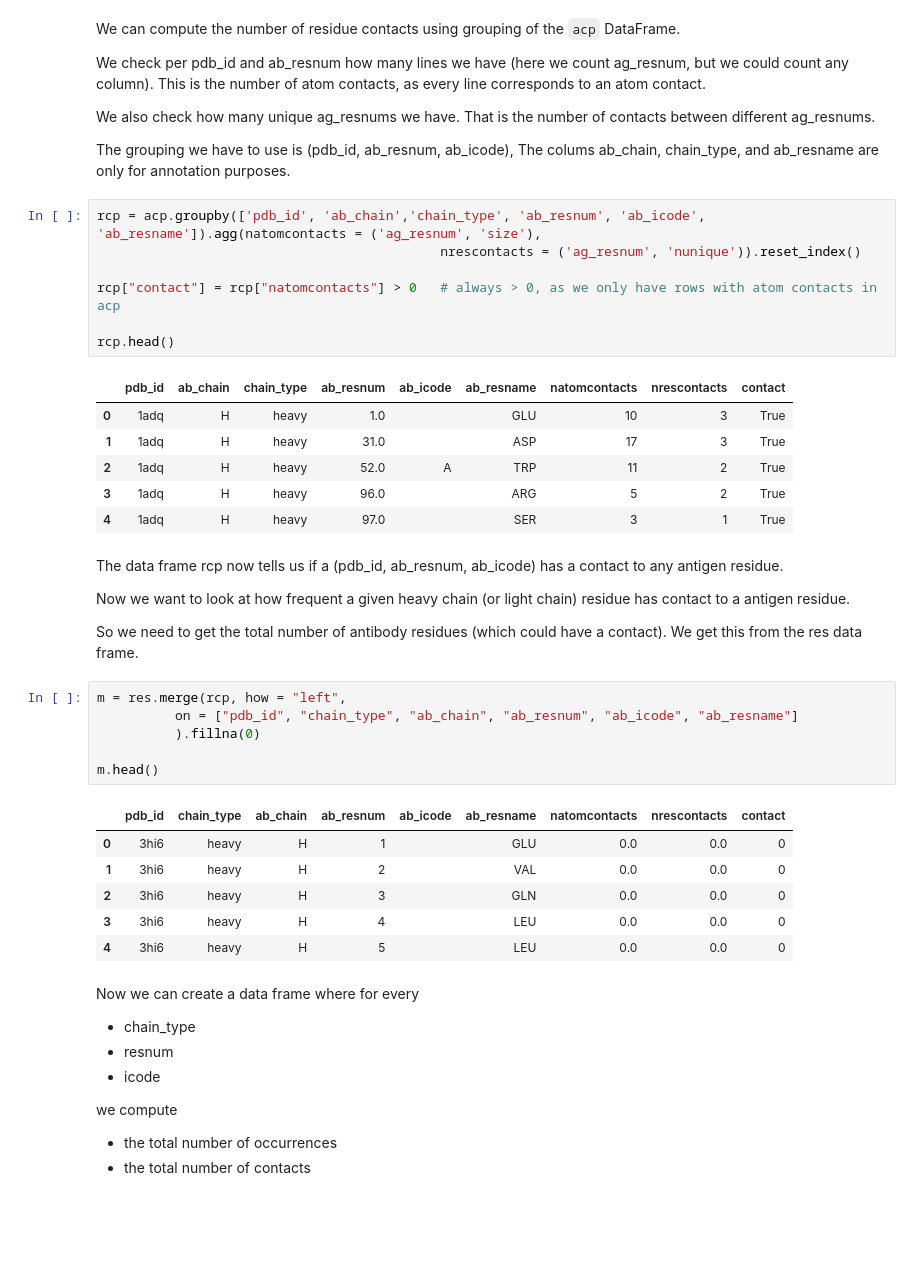
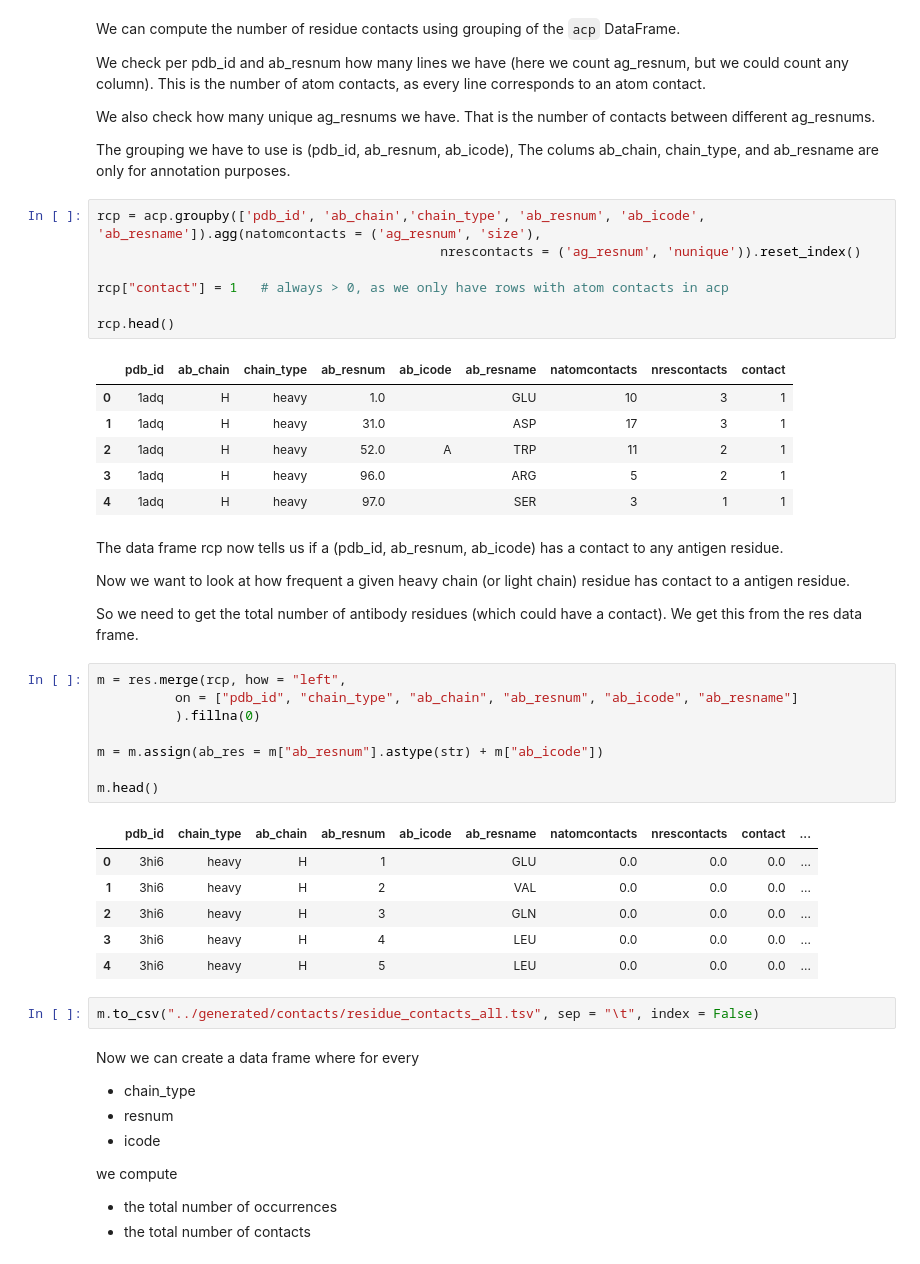
Before and after one commit to mfz/sabdab, a Jupyter notebook: notebooks/09_analyze_CDRs.ipynb, the cells around one changed output. Saved outputs shown, nothing was run; the diff lists cells and outputs as text; blank space fills up the shorter version.

```diff
--- a/notebooks/09_analyze_CDRs.ipynb
+++ b/notebooks/09_analyze_CDRs.ipynb
@@ -46,16 +46,16 @@ The colums ab_chain, chain_type, and ab_resname are only for annotation purposes
 rcp = acp.groupby(['pdb_id', 'ab_chain','chain_type', 'ab_resnum', 'ab_icode', 'ab_resname']).agg(natomcontacts = ('ag_resnum', 'size'),
                                             nrescontacts = ('ag_resnum', 'nunique')).reset_index()
 
-rcp["contact"] = rcp["natomcontacts"] > 0   # always > 0, as we only have rows with atom contacts in acp
+rcp["contact"] = 1   # always > 0, as we only have rows with atom contacts in acp
 
 rcp.head()
 # %% [output]
 |  | pdb_id | ab_chain | chain_type | ab_resnum | ab_icode | ab_resname | natomcontacts | nrescontacts | contact |
-| 0 | 1adq | H | heavy | 1.0 |  | GLU | 10 | 3 | True |
-| 1 | 1adq | H | heavy | 31.0 |  | ASP | 17 | 3 | True |
-| 2 | 1adq | H | heavy | 52.0 | A | TRP | 11 | 2 | True |
-| 3 | 1adq | H | heavy | 96.0 |  | ARG | 5 | 2 | True |
-| 4 | 1adq | H | heavy | 97.0 |  | SER | 3 | 1 | True |
+| 0 | 1adq | H | heavy | 1.0 |  | GLU | 10 | 3 | 1 |
+| 1 | 1adq | H | heavy | 31.0 |  | ASP | 17 | 3 | 1 |
+| 2 | 1adq | H | heavy | 52.0 | A | TRP | 11 | 2 | 1 |
+| 3 | 1adq | H | heavy | 96.0 |  | ARG | 5 | 2 | 1 |
+| 4 | 1adq | H | heavy | 97.0 |  | SER | 3 | 1 | 1 |
 # %% [markdown]
 The data frame rcp now tells us if a (pdb_id, ab_resnum, ab_icode) has a contact to any antigen residue.
 
@@ -65,16 +65,20 @@ So we need to get the total number of antibody residues (which could have a cont
 # %%
 m = res.merge(rcp, how = "left",
           on = ["pdb_id", "chain_type", "ab_chain", "ab_resnum", "ab_icode", "ab_resname"]
           ).fillna(0)
 
+m = m.assign(ab_res = m["ab_resnum"].astype(str) + m["ab_icode"])
+
 m.head()
 # %% [output]
-|  | pdb_id | chain_type | ab_chain | ab_resnum | ab_icode | ab_resname | natomcontacts | nrescontacts | contact |
-| 0 | 3hi6 | heavy | H | 1 |  | GLU | 0.0 | 0.0 | 0 |
-| 1 | 3hi6 | heavy | H | 2 |  | VAL | 0.0 | 0.0 | 0 |
-| 2 | 3hi6 | heavy | H | 3 |  | GLN | 0.0 | 0.0 | 0 |
-| 3 | 3hi6 | heavy | H | 4 |  | LEU | 0.0 | 0.0 | 0 |
-| 4 | 3hi6 | heavy | H | 5 |  | LEU | 0.0 | 0.0 | 0 |
+|  | pdb_id | chain_type | ab_chain | ab_resnum | ab_icode | ab_resname | natomcontacts | nrescontacts | contact | ... |
+| 0 | 3hi6 | heavy | H | 1 |  | GLU | 0.0 | 0.0 | 0.0 | ... |
+| 1 | 3hi6 | heavy | H | 2 |  | VAL | 0.0 | 0.0 | 0.0 | ... |
+| 2 | 3hi6 | heavy | H | 3 |  | GLN | 0.0 | 0.0 | 0.0 | ... |
+| 3 | 3hi6 | heavy | H | 4 |  | LEU | 0.0 | 0.0 | 0.0 | ... |
+| 4 | 3hi6 | heavy | H | 5 |  | LEU | 0.0 | 0.0 | 0.0 | ... |
+# %%
+m.to_csv("../generated/contacts/residue_contacts_all.tsv", sep = "\t", index = False)
 # %% [markdown]
 Now we can create a data frame where for every
 - chain_type
```
Also changed, not shown: 1 other file.
